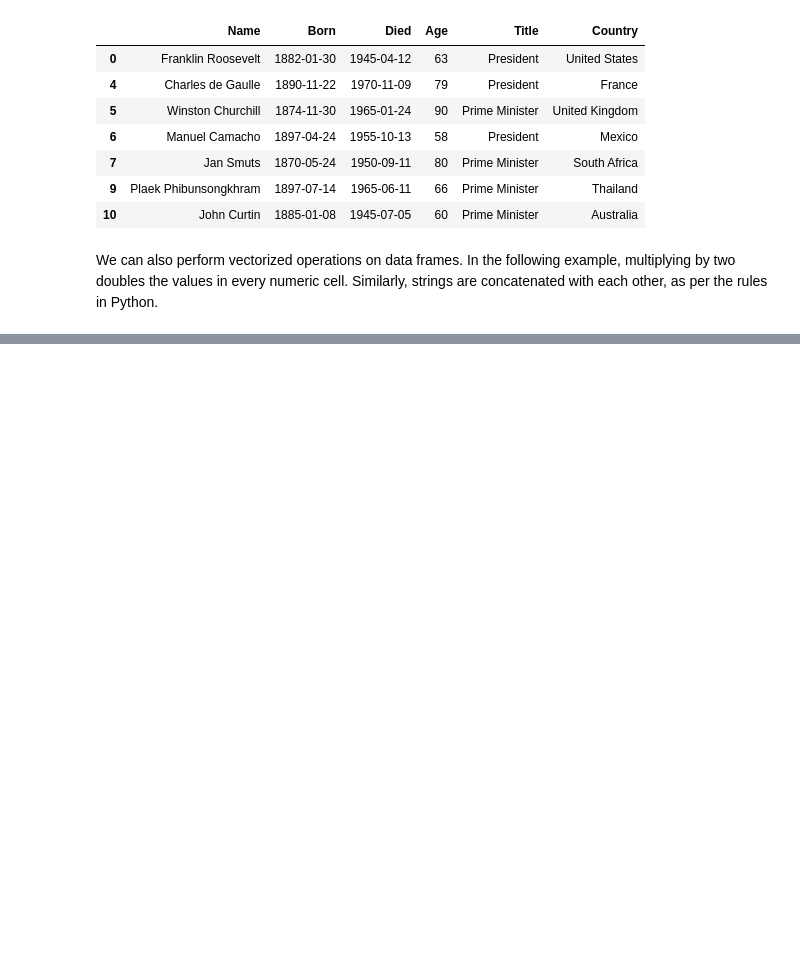
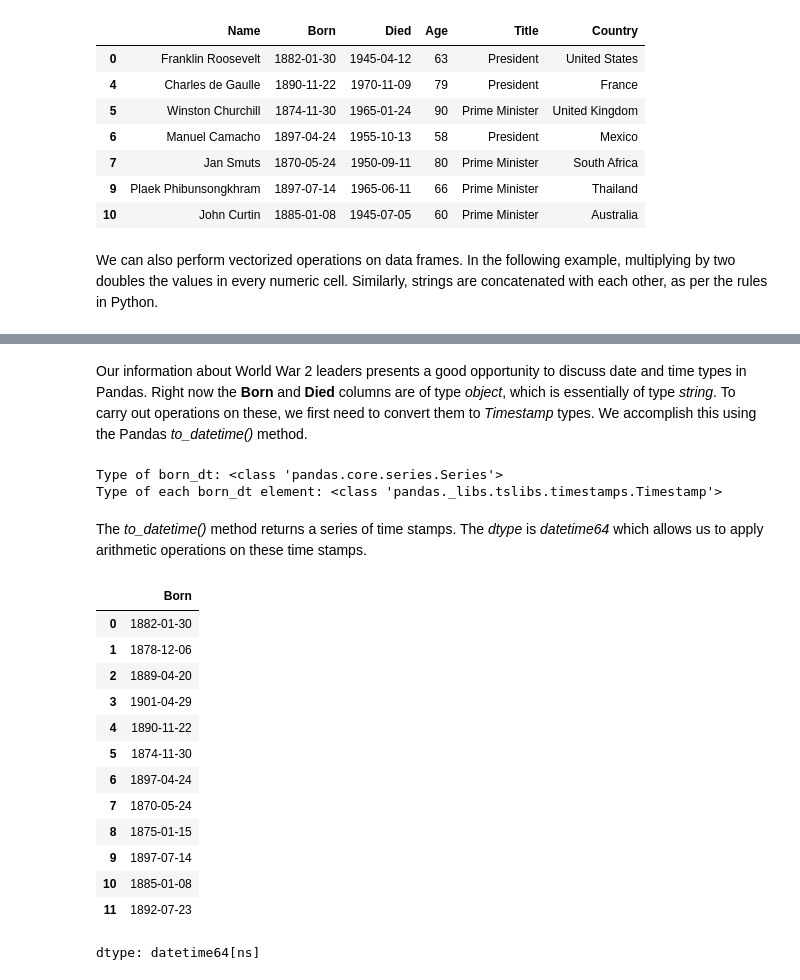
Before and after one commit to csaatechnicalarts/ML_Bootcamp, a Jupyter notebook: Pandas_03_DataFrameIntro.ipynb, the cells around one changed output, grey strips where cells are left out. Saved outputs shown, nothing was run; the diff lists cells and outputs as text; code cells hidden in the pictures; blank space fills up the shorter version.

Commit message:
Discussed date-time operations.

```diff
--- a/Pandas_03_DataFrameIntro.ipynb
+++ b/Pandas_03_DataFrameIntro.ipynb
@@ -186,3 +186,30 @@ df * 2
 | 9 | Plaek PhibunsongkhramPlaek Phibun... | 1897-07-141897-07-14 | 1965-06-111965-06-11 | 132 | Prime MinisterPrime Minister | ThailandThailand |
 | 10 | John CurtinJohn Curtin | 1885-01-081885-01-08 | 1945-07-051945-07-05 | 120 | Prime MinisterPrime Minister | AustraliaAustralia |
 | 11 | Haile SelassieHaile Selassie | 1892-07-231892-07-23 | 1975-08-271975-08-27 | 166 | EmperorEmperor | EthiopiaEthiopia |
+# %% [markdown]
+Our information about World War 2 leaders presents a good opportunity to discuss date and time types in Pandas. Right now the **Born** and **Died** columns are of type *object*, which is essentially of type *string*. To carry out operations on these, we first need to convert them to *Timestamp* types. We accomplish this using the Pandas *to_datetime()* method.
+# %%
+born_dt = pd.to_datetime(df.Born, format = '%Y-%m-%d')
+print(f"Type of born_dt: {type(born_dt)}\nType of each born_dt element: {type(born_dt[0])}")
+# %% [output]
+Type of born_dt: <class 'pandas.core.series.Series'>
+Type of each born_dt element: <class 'pandas._libs.tslibs.timestamps.Timestamp'>
+# %% [markdown]
+The *to_datetime()* method returns a series of time stamps. The *dtype* is *datetime64* which allows us to apply arithmetic operations on these time stamps.
+# %%
+born_dt
+# %% [output]
+|  | Born |
+| 0 | 1882-01-30 |
+| 1 | 1878-12-06 |
+| 2 | 1889-04-20 |
+| 3 | 1901-04-29 |
+| 4 | 1890-11-22 |
+| 5 | 1874-11-30 |
+| 6 | 1897-04-24 |
+| 7 | 1870-05-24 |
+| 8 | 1875-01-15 |
+| 9 | 1897-07-14 |
+| 10 | 1885-01-08 |
+| 11 | 1892-07-23 |
+dtype: datetime64[ns]
```
Also changed, not shown: parts of 5 cells of this notebook.
